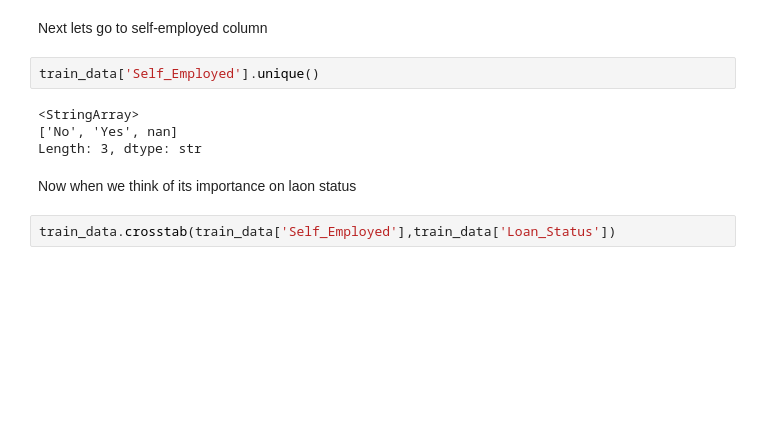
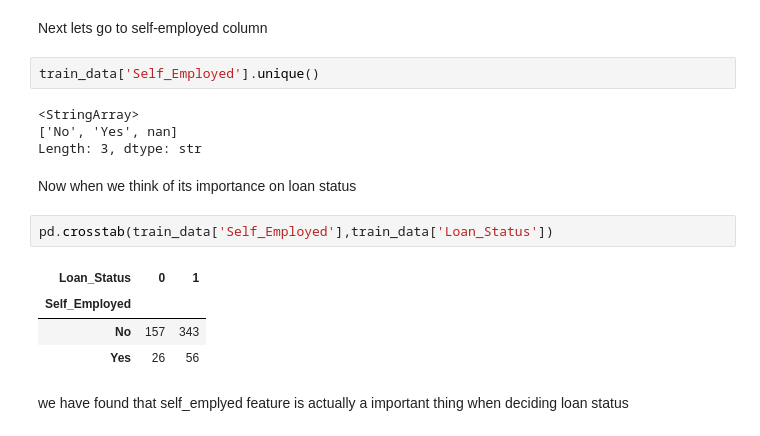
Before and after one commit to GITTY5678/Loan-predictor-, a Jupyter notebook: notebooks/eda.ipynb, the cells around one changed output. Cells and saved outputs as stored; diff of their text form; blank space fills up the shorter version.

```diff
--- a/notebooks/eda.ipynb
+++ b/notebooks/eda.ipynb
@@ -376,6 +376,13 @@ train_data['Self_Employed'].unique()
 ['No', 'Yes', nan]
 Length: 3, dtype: str
 # %% [markdown]
-Now when we think of its importance on laon status
+Now when we think of its importance on loan status
 # %%
-train_data.crosstab(train_data['Self_Employed'],train_data['Loan_Status'])
+pd.crosstab(train_data['Self_Employed'],train_data['Loan_Status'])
+# %% [output]
+| Loan_Status | 0 | 1 |
+| Self_Employed |  |  |
+| No | 157 | 343 |
+| Yes | 26 | 56 |
+# %% [markdown]
+we have found that self_emplyed feature is actually a important thing when deciding loan status
```
Also changed, not shown: parts of 17 cells of this notebook.
